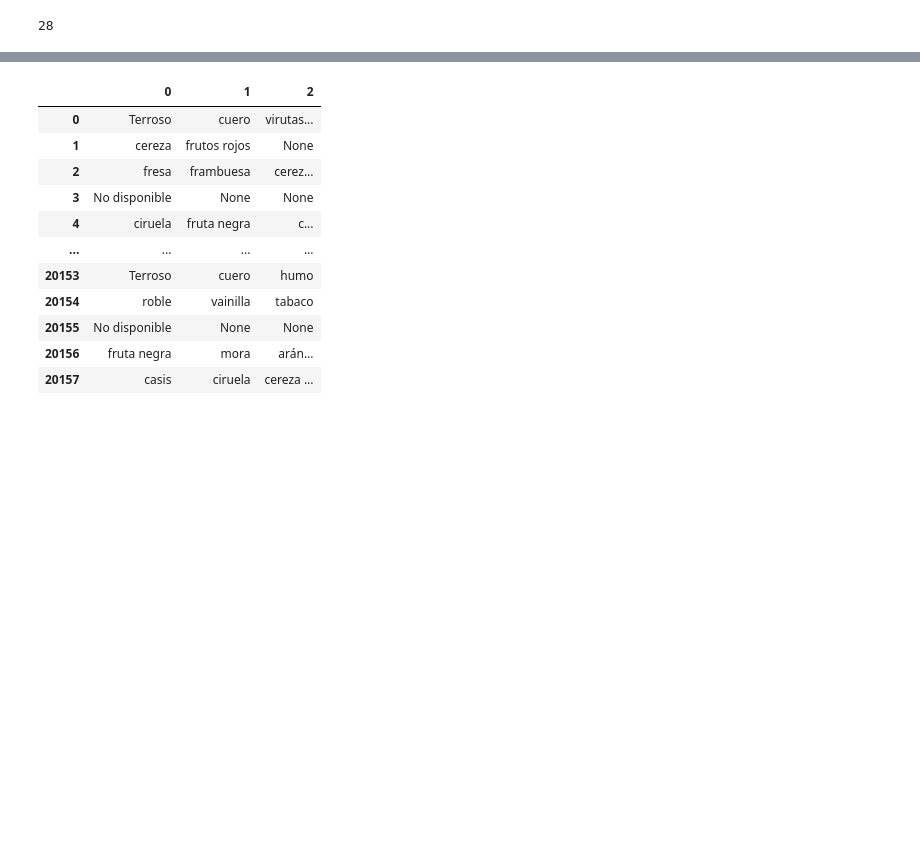
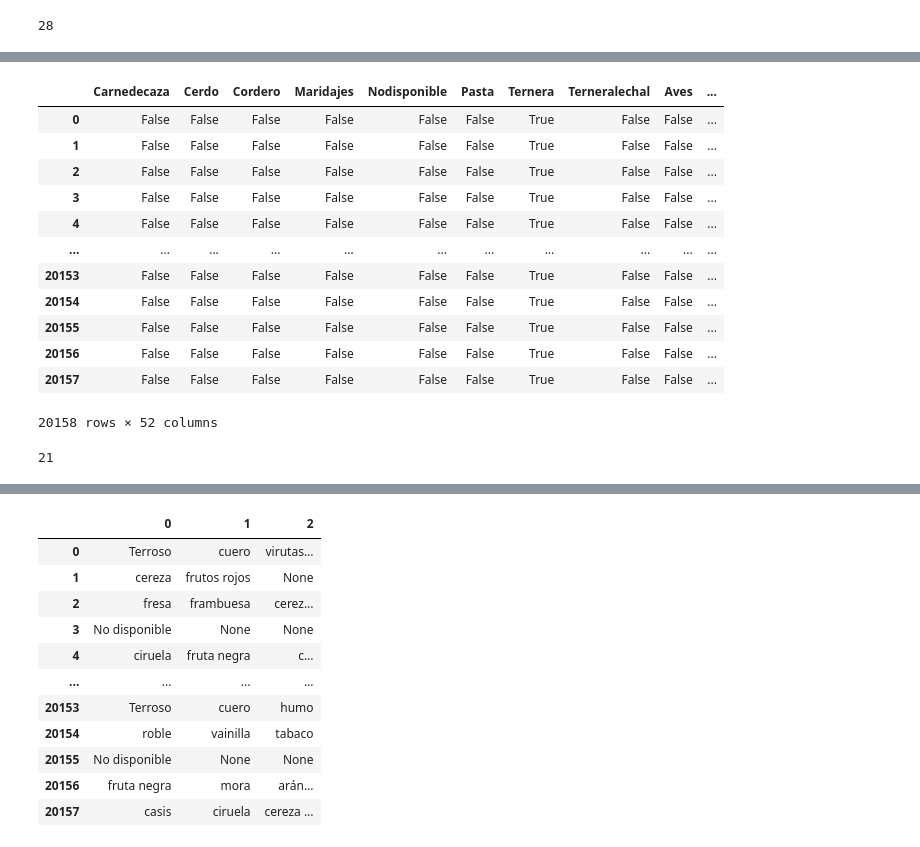
Before and after one commit to 4GeeksAcademy/Proyecto_grupo2_vinos, a Jupyter notebook: src/trabajo_csv.ipynb, the cells around one changed output, grey strips where cells are left out. Cells and saved outputs as stored; diff of their text form; code cells hidden in the pictures; blank space fills up the shorter version.

```diff
--- a/src/trabajo_csv.ipynb
+++ b/src/trabajo_csv.ipynb
@@ -158,0 +173,30 @@ print(df_maridaje_one_hot_encoded.T.head())
+# %%
+df_maridaje_separado_sin_ID = df_maridaje_separado.drop(columns=["ID"])
+
+df_maridaje_separado_sin_ID = df_maridaje_separado_sin_ID.applymap(lambda x: x.replace(" ", "") if isinstance(x, str) else x)
+# Convertir todo el DataFrame a One-Hot Encoding sin prefijos por columna
+df_maridaje_separado_sin_ID_encoded = pd.get_dummies(df_maridaje_separado_sin_ID,drop_first=True ,prefix="" ,prefix_sep="")
+
+# Convertir a DataFrame
+df_maridaje_separado_sin_ID_encoded = pd.DataFrame(df_maridaje_separado_sin_ID_encoded)
+
+# Mostrar resultado
+display(df_maridaje_separado_sin_ID_encoded)
+# %% [output]
+|  | Carnedecaza | Cerdo | Cordero | Maridajes | Nodisponible | Pasta | Ternera | Terneralechal | Aves | ... |
+| 0 | False | False | False | False | False | False | True | False | False | ... |
+| 1 | False | False | False | False | False | False | True | False | False | ... |
+| 2 | False | False | False | False | False | False | True | False | False | ... |
+| 3 | False | False | False | False | False | False | True | False | False | ... |
+| 4 | False | False | False | False | False | False | True | False | False | ... |
+| ... | ... | ... | ... | ... | ... | ... | ... | ... | ... | ... |
+| 20153 | False | False | False | False | False | False | True | False | False | ... |
+| 20154 | False | False | False | False | False | False | True | False | False | ... |
+| 20155 | False | False | False | False | False | False | True | False | False | ... |
+| 20156 | False | False | False | False | False | False | True | False | False | ... |
+| 20157 | False | False | False | False | False | False | True | False | False | ... |
+20158 rows × 52 columns
+# %%
+df_maridaje_separado_sin_ID_encoded.columns.nunique()
+# %% [output]
+21
```
Also changed, not shown: parts of 31 cells of this notebook, 2 other files.
